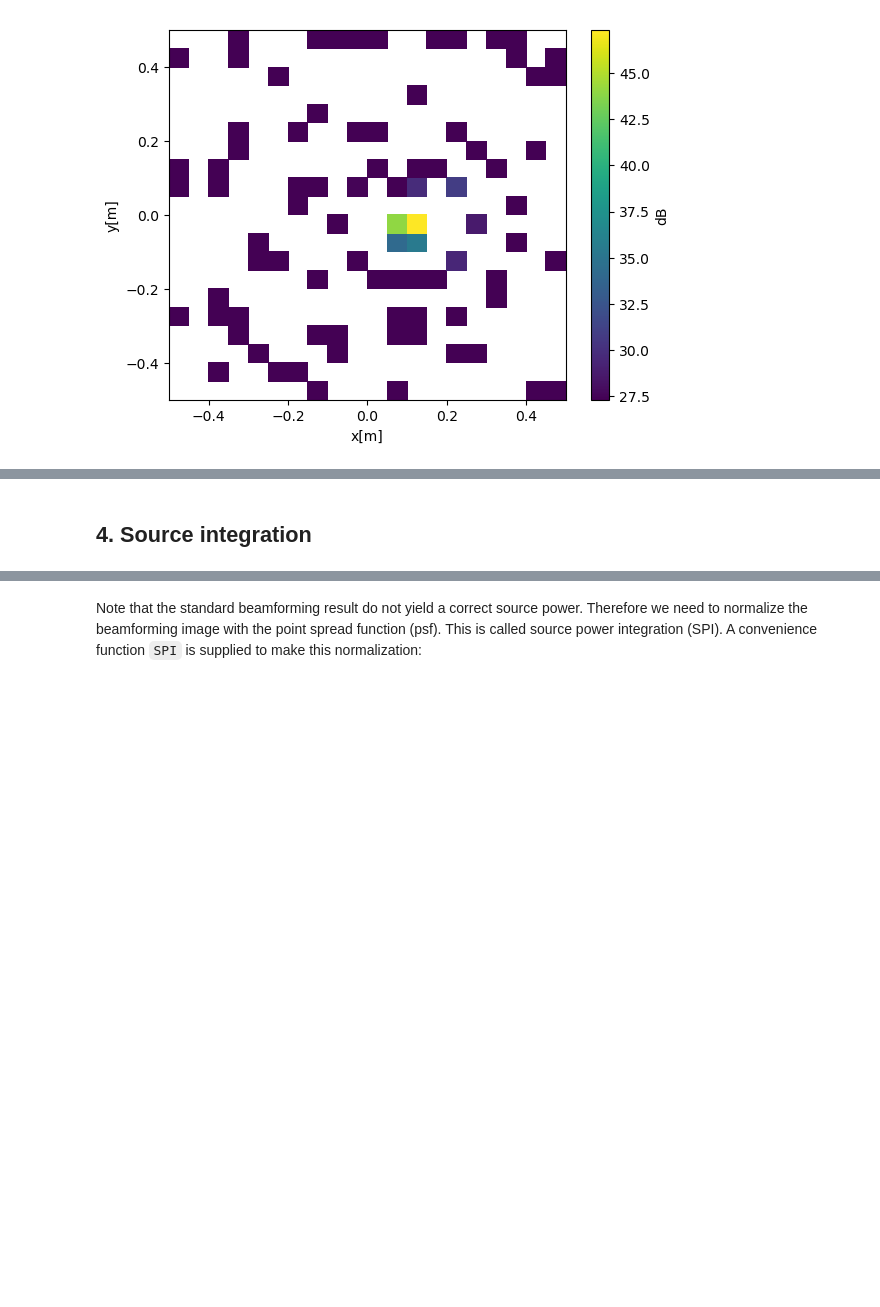
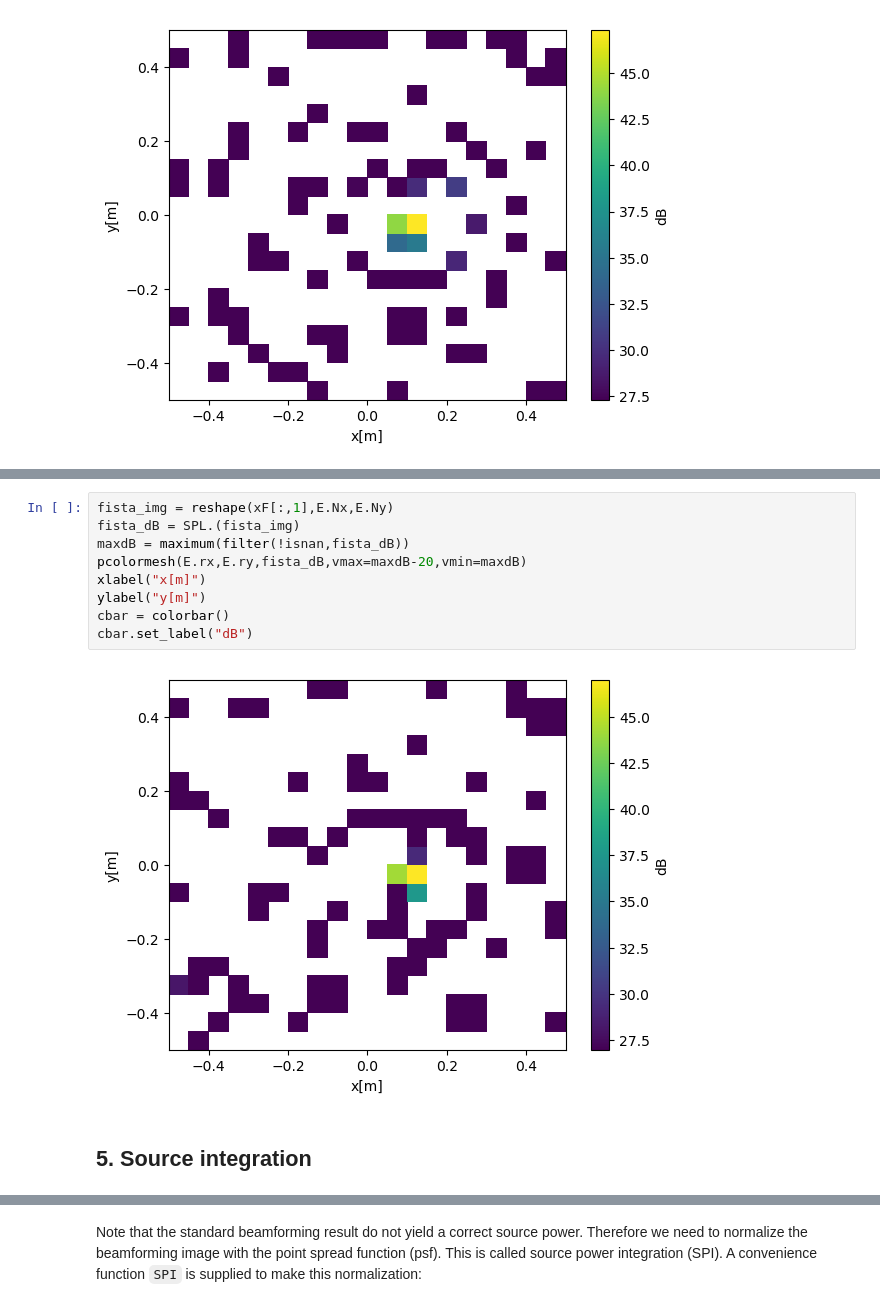
Before and after one commit to 1oly/AeroAcoustics.jl, a Jupyter notebook: examples/Quick_start.ipynb, the cells around one changed output, grey strips where cells are left out. Drawn from its saved outputs; the diff is of its cells as text; blank space fills up the shorter version.

```diff
--- a/examples/Quick_start.ipynb
+++ b/examples/Quick_start.ipynb
@@ -82,5 +96,16 @@ cbar.set_label("dB")
+# %%
+fista_img = reshape(xF[:,1],E.Nx,E.Ny)
+fista_dB = SPL.(fista_img)
+maxdB = maximum(filter(!isnan,fista_dB))
+pcolormesh(E.rx,E.ry,fista_dB,vmax=maxdB-20,vmin=maxdB)
+xlabel("x[m]")
+ylabel("y[m]")
+cbar = colorbar()
+cbar.set_label("dB")
+# %% [output]
+[figure, added]
 # %% [markdown]
-## 4. Source integration
+## 5. Source integration
 # %%
 dxdy = (0.5,0.5)
 int_region = AeroAcoustics.point_to_region(src_pos,dxdy)
```
Also changed, not shown: parts of 9 cells of this notebook.
